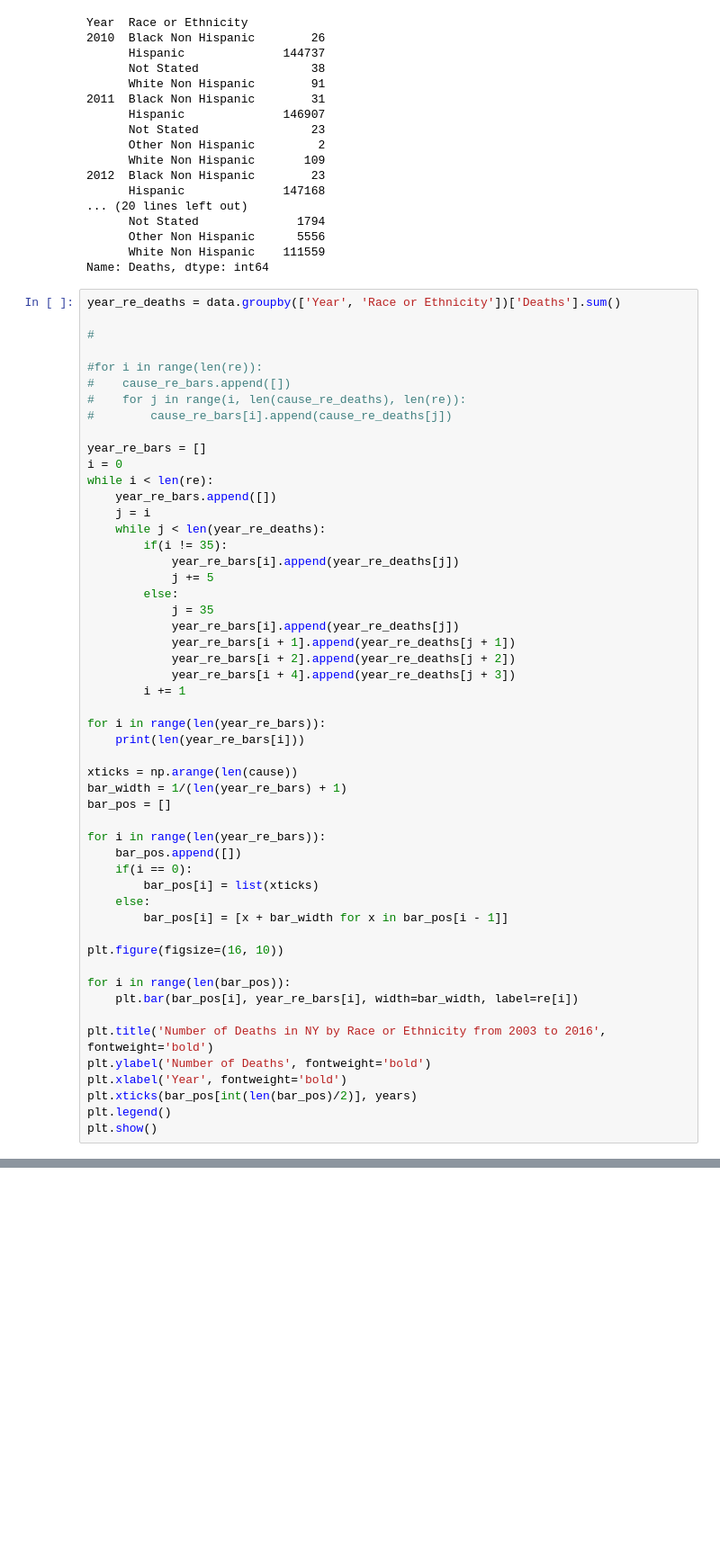
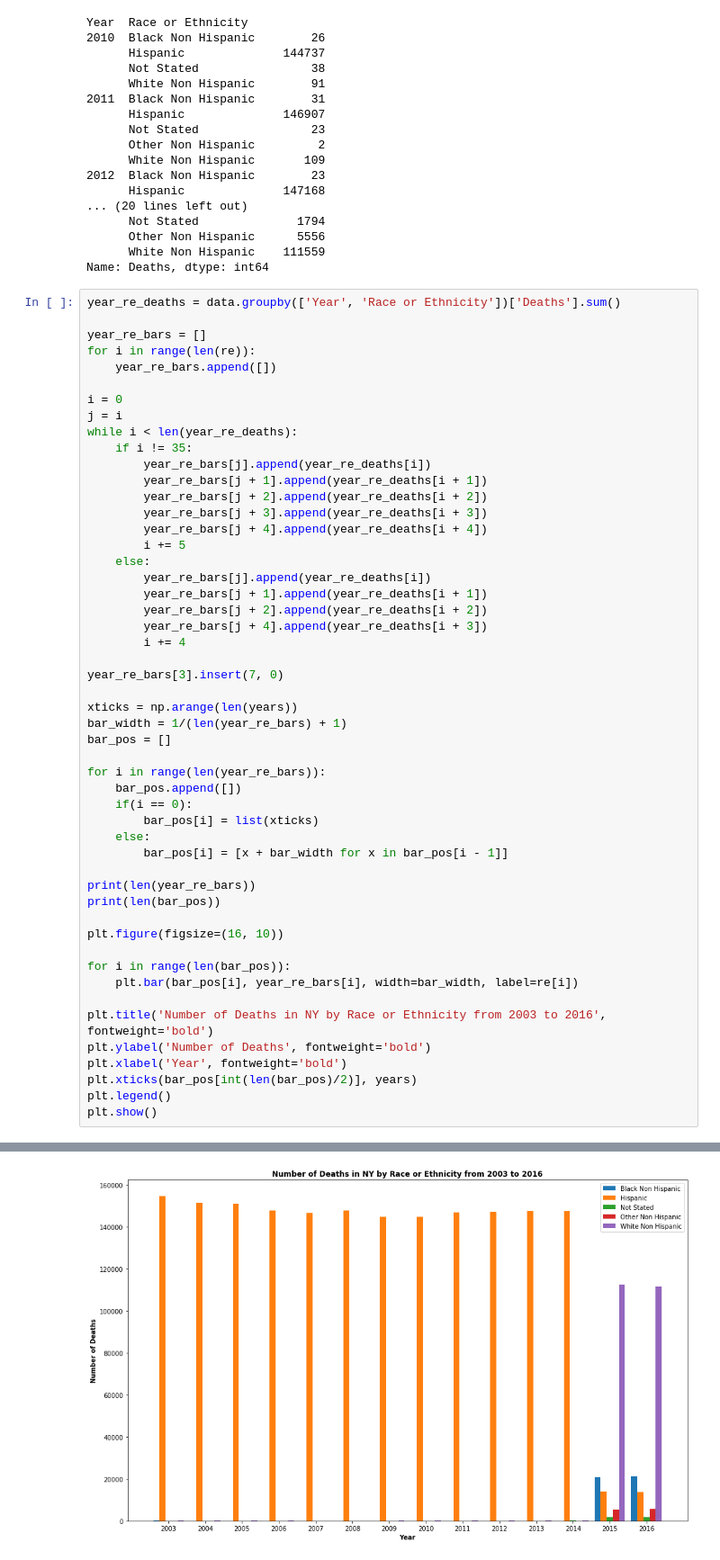
Before and after one commit to daniel-a-r/LAGCC-Data-Structures-Project, a Jupyter notebook: MAC 286 Project.ipynb, the cells around one changed output, grey strips where cells are left out. Shown at 90% size. Drawn from its saved outputs; the diff is of its cells as text; blank space fills up the shorter version.

```diff
--- a/MAC 286 Project.ipynb
+++ b/MAC 286 Project.ipynb
@@ -344,34 +344,30 @@ Name: Deaths, dtype: int64
 # %%
 year_re_deaths = data.groupby(['Year', 'Race or Ethnicity'])['Deaths'].sum()
 
-#
+year_re_bars = []
+for i in range(len(re)):
+    year_re_bars.append([])
 
-#for i in range(len(re)):
-#    cause_re_bars.append([])
-#    for j in range(i, len(cause_re_deaths), len(re)):
-#        cause_re_bars[i].append(cause_re_deaths[j])
+i = 0
+j = i
+while i < len(year_re_deaths):
+    if i != 35:
+        year_re_bars[j].append(year_re_deaths[i])
+        year_re_bars[j + 1].append(year_re_deaths[i + 1])
+        year_re_bars[j + 2].append(year_re_deaths[i + 2])
+        year_re_bars[j + 3].append(year_re_deaths[i + 3])
+        year_re_bars[j + 4].append(year_re_deaths[i + 4])
+        i += 5
+    else:
+        year_re_bars[j].append(year_re_deaths[i])
+        year_re_bars[j + 1].append(year_re_deaths[i + 1])
+        year_re_bars[j + 2].append(year_re_deaths[i + 2])
+        year_re_bars[j + 4].append(year_re_deaths[i + 3])
+        i += 4
 
-year_re_bars = []
-i = 0
-while i < len(re):
-    year_re_bars.append([])
-    j = i
-    while j < len(year_re_deaths):
-        if(i != 35):
-            year_re_bars[i].append(year_re_deaths[j])
-            j += 5
-        else:
-            j = 35
-            year_re_bars[i].append(year_re_deaths[j])
-            year_re_bars[i + 1].append(year_re_deaths[j + 1])
-            year_re_bars[i + 2].append(year_re_deaths[j + 2])
-            year_re_bars[i + 4].append(year_re_deaths[j + 3])
-        i += 1
+year_re_bars[3].insert(7, 0)
 
-for i in range(len(year_re_bars)):
-    print(len(year_re_bars[i]))
-
-xticks = np.arange(len(cause))
+xticks = np.arange(len(years))
 bar_width = 1/(len(year_re_bars) + 1)
 bar_pos = []
 
@@ -381,6 +377,9 @@ for i in range(len(year_re_bars)):
         bar_pos[i] = list(xticks)
     else:
         bar_pos[i] = [x + bar_width for x in bar_pos[i - 1]]
+
+print(len(year_re_bars))
+print(len(bar_pos))
 
 plt.figure(figsize=(16, 10))
 
@@ -398,3 +398,4 @@ IndexError: list index out of range
+[figure, added]
 # %%
 plt.figure(figsize=(12,6))
 
```
Also changed, not shown: parts of 4 cells of this notebook.
